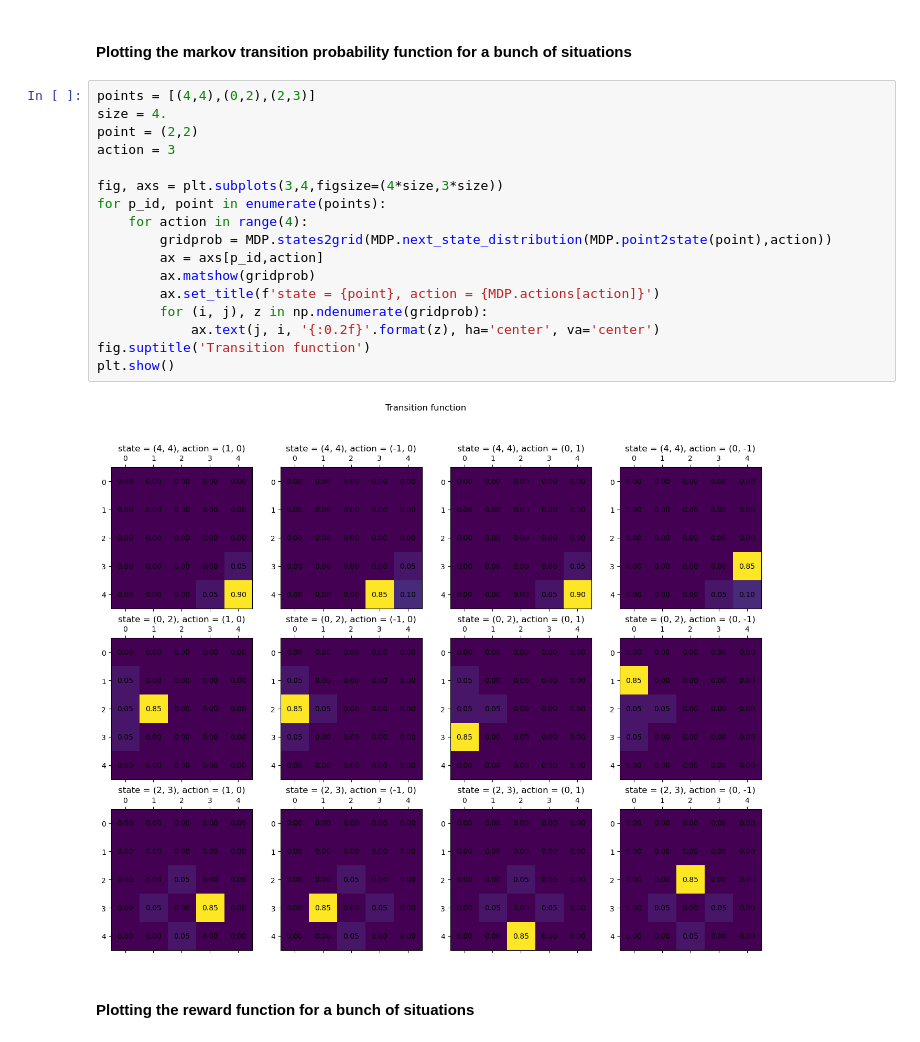
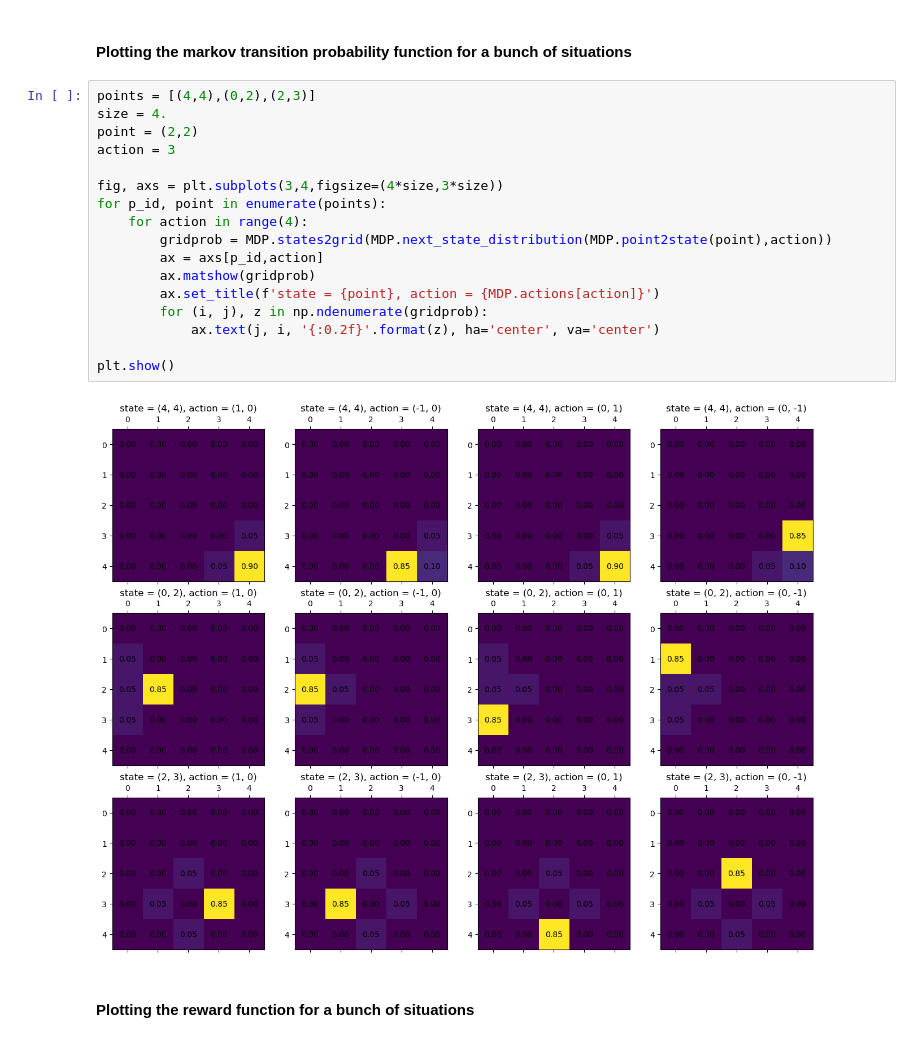
Before and after one commit to RenardDesNeiges/CIRL_Experiments, a Jupyter notebook: example.ipynb, the cells around one changed output. Saved outputs shown, nothing was run; the diff lists cells and outputs as text.

```diff
--- a/example.ipynb
+++ b/example.ipynb
@@ -45,22 +49,22 @@ MDP = Gridworld(
 # %%
 points = [(4,4),(0,2),(2,3)]
 size = 4.
 point = (2,2)
 action = 3
 
 fig, axs = plt.subplots(3,4,figsize=(4*size,3*size))
 for p_id, point in enumerate(points):
     for action in range(4):
         gridprob = MDP.states2grid(MDP.next_state_distribution(MDP.point2state(point),action))
         ax = axs[p_id,action]
         ax.matshow(gridprob)
         ax.set_title(f'state = {point}, action = {MDP.actions[action]}')
         for (i, j), z in np.ndenumerate(gridprob):
             ax.text(j, i, '{:0.2f}'.format(z), ha='center', va='center')
-fig.suptitle('Transition function')
+
 plt.show()
 # %% [output]
-[figure, old version]
+[figure, new version]
 # %% [markdown]
 #### Plotting the reward function for a bunch of situations
 # %%
```
Also changed, not shown: parts of 8 cells of this notebook, 2 other files.
